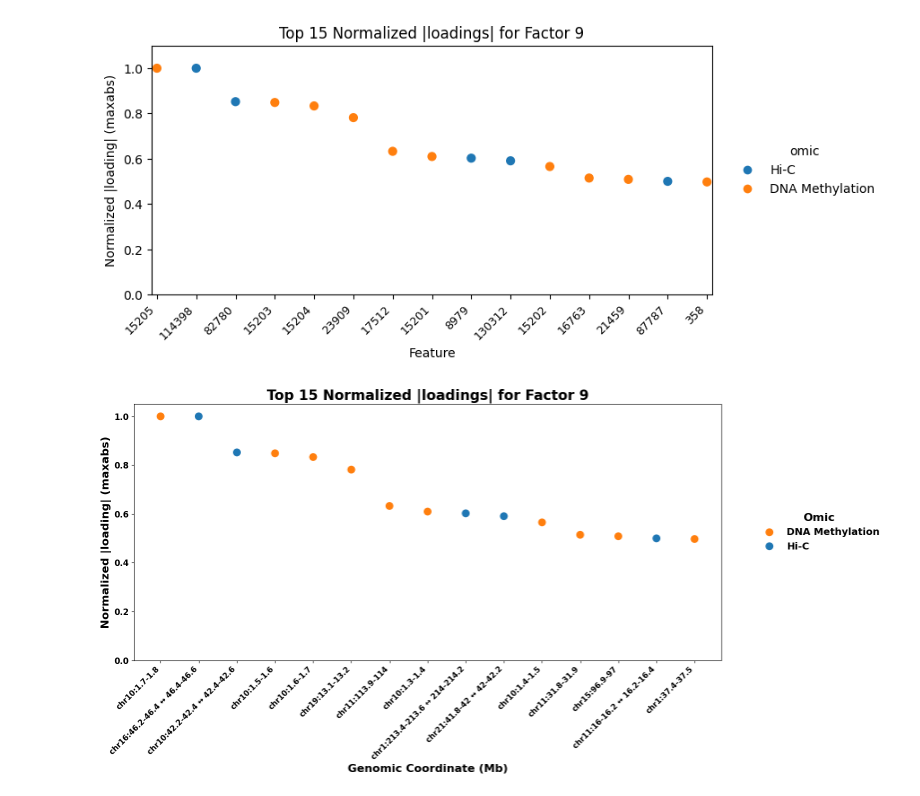
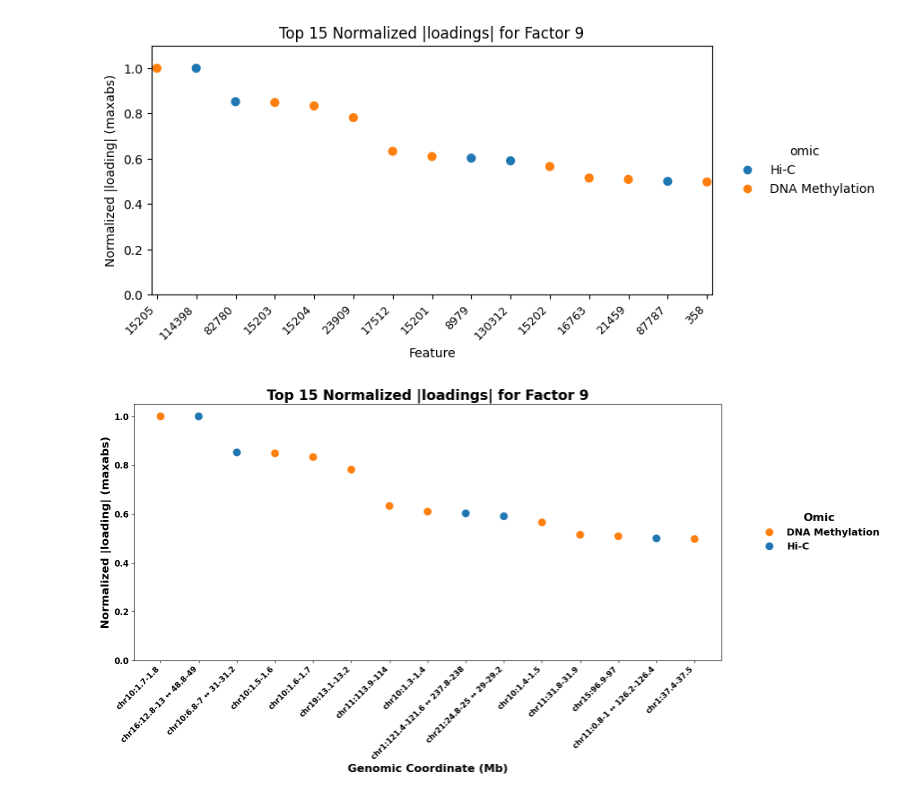
Before and after one commit to ay-lab/SpinMCIA, a Jupyter notebook: tutorials/SpinMCIA_lee_200kb_umap_and_downstream_analysis_tutorial.ipynb, the cells around one changed output. Cells and saved outputs as stored; diff of their text form; code cells hidden in the pictures.

```diff
--- a/tutorials/SpinMCIA_lee_200kb_umap_and_downstream_analysis_tutorial.ipynb
+++ b/tutorials/SpinMCIA_lee_200kb_umap_and_downstream_analysis_tutorial.ipynb
@@ -35,7 +35,7 @@ global_scores
 adata = ad.AnnData(global_scores)
 # %%
 # Load the cell type information and ensure it's the correct length
-cell_type_information = pd.read_csv("sample_data/Preprocessed_sample_Data/Lee_metadata.csv", usecols=[0])
+cell_type_information = pd.read_csv("sample_data/Preprocessed_Sample_Data/Lee_metadata.csv", usecols=[0])
 
 # Convert the single column DataFrame to a Series
 cell_type_information = cell_type_information.iloc[:, 0]
@@ -836,9 +840,10 @@ import matplotlib.pyplot as plt
 import seaborn as sns
 
 # ==============================================================================
-# 1. HELPER FUNCTIONS (Your original math to reconstruct coordinates)
+# 1. HELPER FUNCTIONS (Crash-Proofed & Row-Major Fixed)
 # ==============================================================================
 
+# Note: Adjust to the correct genome build for the Lee dataset if it isn't hg19
 CHROM_SIZES_FILE = "genome_build_files/hg19.chrom.sizes.txt"
 CHR_ORDER = [f"chr{i}" for i in range(1, 23)]
 
@@ -858,13 +863,18 @@ def load_chrom_sizes(path: str) -> Dict[str, int]:
 def _load_kept_indices(mask_path: Optional[str]) -> Optional[np.ndarray]:
     if not mask_path or not os.path.exists(mask_path): return None
     arr = np.load(mask_path, allow_pickle=False)
-    if arr.dtype == bool: return np.flatnonzero(arr)
-    return arr.astype(np.int64, copy=False)
+    if arr.dtype == bool: arr = np.flatnonzero(arr)
+    else: arr = arr.astype(np.int64, copy=False)
+
+    # Safety Check!
+    if arr.size == 0:
+        raise ValueError(f"ERROR: The mask at {mask_path} is completely empty (size 0). Check your file path!")
+    return arr
 
 def _parse_indices(indices: Union[str, List[int], np.ndarray]) -> np.ndarray:
     if isinstance(indices, (list, np.ndarray)): return np.asarray(indices, dtype=np.int64)
     txt = str(indices).replace(",", "\n").strip().split()
-    return np.array([int(float(x)) for x in txt], dtype=np.int64) # Added float() -> int() safeguard
+    return np.array([int(float(x)) for x in txt], dtype=np.int64)
 
 def map_methylation_indices(indices, bin_size=100_000, index_space="kept", kept_mask_path=None, chrom_sizes_path=CHROM_SIZES_FILE):
     sizes = load_chrom_sizes(chrom_sizes_path)
@@ -891,14 +901,7 @@ def _per_chrom_bins_and_pairs(sizes: Dict[str, int], bin_size: int):
     n_pairs = n_bins * (n_bins - 1) // 2
     return n_bins, n_pairs
 
-def _invert_local_upper_index(k: int):
-    m = int((math.isqrt(8*k + 1) - 1) // 2)
-    binB = m + 1
-    t_prev = m * (m + 1) // 2
-    binA = k - t_prev
-    return int(binA), int(binB)
-
-def map_hic_indices(indices, bin_size=1_000_000, index_space="kept", kept_mask_path=None, chrom_sizes_path=CHROM_SIZES_FILE):
+def map_hic_indices(indices, bin_size=200_000, index_space="kept", kept_mask_path=None, chrom_sizes_path=CHROM_SIZES_FILE):
     sizes = load_chrom_sizes(chrom_sizes_path)
     idx = _parse_indices(indices)
     kept_idx = _load_kept_indices(kept_mask_path)
@@ -910,15 +913,32 @@ def map_hic_indices(indices, bin_size=1_000_000, index_space="kept", kept_mask_p
 
     rows = []
     for j in glob:
+        # Find which chromosome this index belongs to
         c = int(np.searchsorted(pairs_cum_end, j, side="right"))
         chrom = CHR_ORDER[c]
         local_k = int(j - pairs_cum_start[c])
-        binA, binB = _invert_local_upper_index(local_k)
+
+        # Total bins for this specific chromosome
+        N = int(n_bins[c])
+
+        # =========================================================
+        # ROW-MAJOR DECODING (Matches Python np.triu_indices)
+        # =========================================================
+        # Calculate Row (binA)
+        binA = int((2 * N - 1 - math.sqrt((2 * N - 1)**2 - 8 * local_k)) // 2)
+
+        # Calculate starting index of this row to find Column (binB)
+        S_i = binA * (N - 1) - (binA * (binA - 1)) // 2
+        binB = int(local_k - S_i + binA + 1)
+        # =========================================================
+
         startA = binA * bin_size
         endA   = min((binA + 1) * bin_size, sizes[chrom])
         startB = binB * bin_size
         endB   = min((binB + 1) * bin_size, sizes[chrom])
+
         rows.append((int(j), chrom, binA, startA, endA, binB, startB, endB, int(binB - binA)))
+
     return pd.DataFrame(rows, columns=["global_index","chrom","binA","startA","endA","binB","startB","endB","diag"])
 
 def lookup(omic, indices, bin_size, index_space="kept", kept_mask_path=None, chrom_sizes_path=CHROM_SIZES_FILE):
@@ -935,37 +955,38 @@ def lookup(omic, indices, bin_size, index_space="kept", kept_mask_path=None, chr
 # 2. PLOTTING SCRIPT (With the Lee Dataset Paths)
 # ==============================================================================
 
-# Specific paths and settings for the Lee dataset
-HIC_MASK = "sample_data/Preprocessed_sample_Data/Lee_200kb_scHiC_kept_features.npy"
+HIC_MASK = "sample_data/Preprocessed_Sample_Data/Lee_200kb_scHiC_kept_features.npy"
 HIC_BIN_SIZE = 200_000
 
-DNA_MET_MASK = "sample_data/Preprocessed_sample_Data/Lee_dna_methylation_kept_features.npy"
+DNA_MET_MASK = "sample_data/Preprocessed_Sample_Data/Lee_dna_methylation_kept_features.npy"
 DNA_MET_BIN_SIZE = 100_000
 
-# --- KEEP ONLY TOP 15 USING A NEW VARIABLE ---
-plot_df = tbl_pc9.head(15)
+# FIX: Load your data! (Uncomment and set path if needed)
+# tbl_pc9 = pd.read_csv("path_to_tbl_pc9.csv")
 
-# Extract the features, forcing them to be integers right away to prevent Pandas errors
-hic_features = [int(float(x)) for x in plot_df[plot_df['omic'] == 'Hi-C']['feature'].tolist()]
-dna_met_features = [int(float(x)) for x in plot_df[plot_df['omic'] == 'DNA Methylation']['feature'].tolist()]
+plot_df = tbl_pc9.head(15).copy()
+
+# Ensure the 'feature' column is consistently integer so mapping doesn't fail
+plot_df['feature'] = plot_df['feature'].astype(float).astype(int)
+
+hic_features = plot_df[plot_df['omic'] == 'Hi-C']['feature'].tolist()
+dna_met_features = plot_df[plot_df['omic'] == 'DNA Methylation']['feature'].tolist()
 
 # Map Hi-C features
 hic_mapping = {}
 if len(hic_features) > 0:
     hic_df = lookup("hic", hic_features, bin_size=HIC_BIN_SIZE, index_space="kept", kept_mask_path=HIC_MASK)
-    for original_feat, (_, row) in zip(plot_df[plot_df['omic'] == 'Hi-C']['feature'].tolist(), hic_df.iterrows()):
-        label = f"{row['chrom']}:{row['startA']/1e6:g}-{row['endA']/1e6:g} \u2194 {row['startB']/1e6:g}-{row['endB']/1e6:g}"
-        hic_mapping[original_feat] = label
+    for feat, (_, row) in zip(hic_features, hic_df.iterrows()):
+        hic_mapping[feat] = f"{row['chrom']}:{row['startA']/1e6:g}-{row['endA']/1e6:g} \u2194 {row['startB']/1e6:g}-{row['endB']/1e6:g}"
 
 # Map DNA Methylation features
 dna_met_mapping = {}
 if len(dna_met_features) > 0:
     dna_met_df = lookup("methylation", dna_met_features, bin_size=DNA_MET_BIN_SIZE, index_space="kept", kept_mask_path=DNA_MET_MASK)
-    for original_feat, (_, row) in zip(plot_df[plot_df['omic'] == 'DNA Methylation']['feature'].tolist(), dna_met_df.iterrows()):
-        label = f"{row['chrom']}:{row['start']/1e6:g}-{row['end']/1e6:g}"
-        dna_met_mapping[original_feat] = label
+    for feat, (_, row) in zip(dna_met_features, dna_met_df.iterrows()):
+        dna_met_mapping[feat] = f"{row['chrom']}:{row['start']/1e6:g}-{row['end']/1e6:g}"
 
-# Combine mappings and update the dataframe
+# Combine mappings and map back to dataframe
 full_mapping = {**hic_mapping, **dna_met_mapping}
 plot_df_mapped = plot_df.copy()
 plot_df_mapped['genomic_coord'] = plot_df_mapped['feature'].map(full_mapping)
@@ -977,7 +998,7 @@ plot_df_mapped['genomic_coord'] = plot_df_mapped['feature'].map(full_mapping)
 # Expanded canvas so labels don't get chopped off
 plt.figure(figsize=(16, 8))
 
-# Grab the name of the y-axis column dynamically
+# Safely grab the y-axis column
 y_col = plot_df_mapped.columns[2] if 'omic' in plot_df_mapped.columns[1] else plot_df_mapped.columns[-2]
 
 sns.scatterplot(
@@ -988,31 +1009,31 @@ sns.scatterplot(
     s=150,
     palette={'Hi-C': '#1f77b4', 'DNA Methylation': '#ff7f0e'}
 )
 
 # Lock the y-axis scale from 0 to just above 1
 plt.ylim(0, 1.05)
 
 plt.xticks(rotation=45, ha='right', fontsize=11, fontweight='bold')
 plt.yticks(fontsize=12, fontweight='bold')
 
 plt.xlabel("Genomic Coordinate (Mb)", fontsize=16, fontweight='bold')
 plt.ylabel("Normalized |loading| (maxabs)", fontsize=16, fontweight='bold')
 plt.title("Top 15 Normalized |loadings| for Factor 9", fontsize=20, fontweight='bold')
 
 legend = plt.legend(
     title='Omic',
     bbox_to_anchor=(1.05, 0.5),
     loc='center left',
     frameon=False,
     fontsize=14,
     title_fontsize=16
 )
 plt.setp(legend.get_title(), fontweight='bold')
 for text in legend.get_texts():
     text.set_fontweight('bold')
 
 plt.tight_layout()
 # plt.savefig("pc9_top_norm_dotplot_genomic.pdf", dpi=600, bbox_inches='tight')
 plt.show()
 # %% [output]
-[figure, old version]
+[figure, new version]
```
Also changed, not shown: parts of 12 cells of this notebook, 5 other files.
